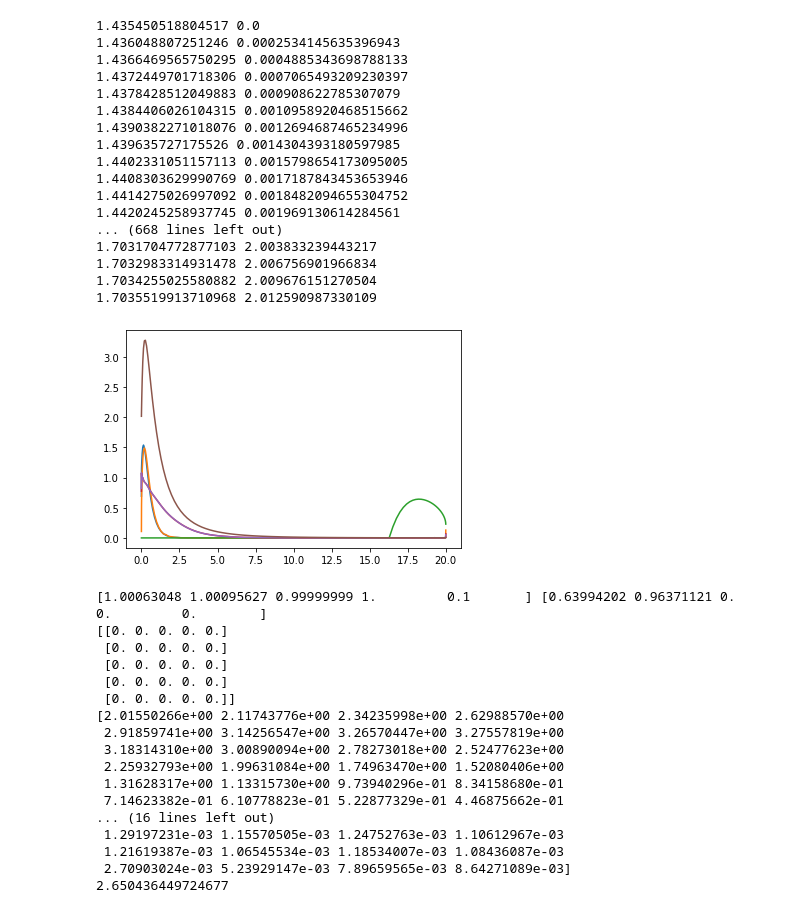
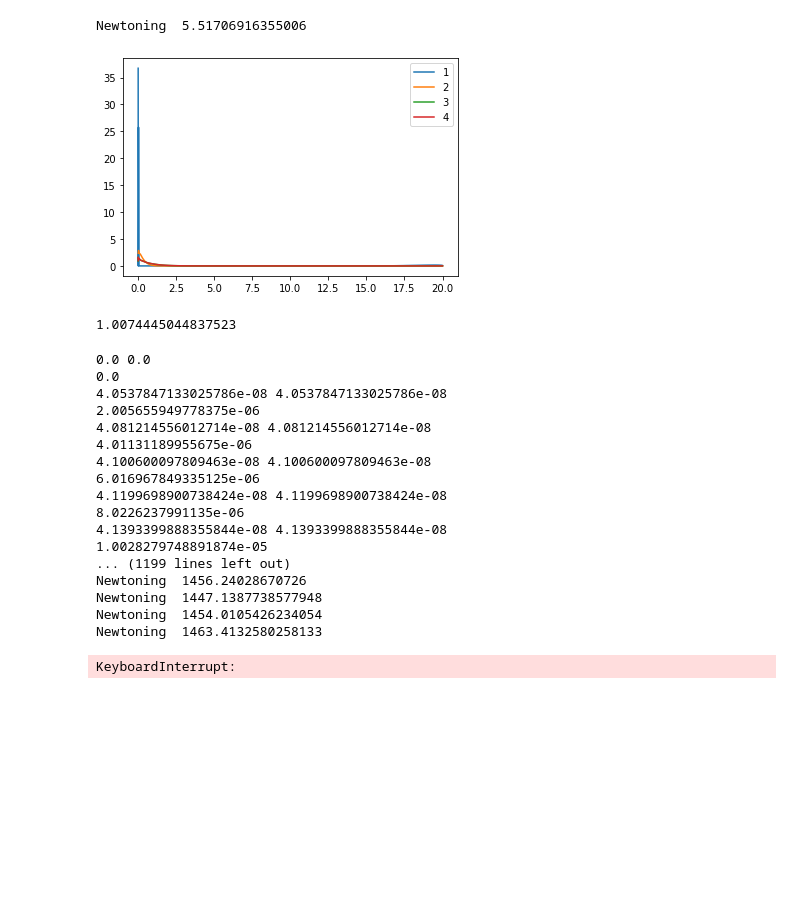
Before and after one commit to jemff/food_web, a Jupyter notebook: Data_exploration.ipynb, the cells around one changed output. Saved outputs shown, nothing was run; the diff lists cells and outputs as text; code cells hidden in the pictures; blank space fills up the shorter version.

```diff
--- a/Data_exploration.ipynb
+++ b/Data_exploration.ipynb
@@ -52,0 +149,15 @@ print(graph_builder(eco), "New graph")
+# %%
+for i in range(1,5):
+    plt.plot(obj.x, new_deal[i * layers:(i + 1) * layers]**2, label = i)
+plt.legend(loc = 'upper right')
+plt.show()
+# %% [output]
+Newtoning  5.51706916355006
+# %%
+    plt.figure()
+    for i in range(1,5):
+        plt.plot(obj.x, new_deal[i * layers:(i + 1) * layers]**2, label = i)
+    plt.legend(loc = 'upper right')
+    plt.show()
+# %% [output]
+[figure, added]
@@ -53,4 +169,10 @@ print(graph_builder(eco), "New graph")
+# %%
+np.dot(eco.strategy_matrix[1], np.dot(obj.M, eco.strategy_matrix[1]))
+# %% [output]
+1.0074445044837523
 # %%
+t_end = 1/2*1/365 #We're counting in days
+
 if simulate is True:
     time_span = np.linspace(0, t_end, int(t_end/time_step))
 
@@ -64,12 +186,12 @@ if simulate is True:
 #        opt_obj = optm.minimize(
 #            lambda x: loss_func(eco.loss_function(x), size_classes=size_classes, layers=layers, spec=obj),
 #            x0=eco.strategy_matrix.flatten(), method='SLSQP', constraints=constr, bounds=bounds)
-        eco.parameters.layered_attack = 1/2*(1.00001+np.cos(t*daily_cycle))*params.layered_attack
+        eco.parameters.layered_attack_setter(1/2*(1.00001+np.cos(t*daily_cycle))*og_layered_attack)
         x_res = sequential_nash(eco, verbose = verbose)
         eco.strategy_setter(x_res)
         #print(eco.populations, min(eco.water.res_counts), max(eco.water.res_counts), eco.total_growth(x_res))
 
-        #print(t)
+        print(t)
 
     plt.figure()
     for i in range(size_classes):
@@ -81,38 +203,21 @@ if simulate is True:
     print(eco.water.res_counts)
     print(np.dot(eco.water.res_counts, np.dot(eco.spectral.M, eco.strategy_matrix[0])))
 # %% [output]
-1.435450518804517 0.0
-1.436048807251246 0.0002534145635396943
-1.4366469565750295 0.0004885343698788133
-1.4372449701718306 0.0007065493209230397
-1.4378428512049883 0.000908622785307079
-1.4384406026104315 0.0010958920468515662
-1.4390382271018076 0.0012694687465234996
-1.439635727175526 0.0014304393180597985
-1.4402331051157113 0.0015798654173095005
-1.4408303629990769 0.0017187843453653946
-1.4414275026997092 0.0018482094655304752
-1.4420245258937745 0.001969130614284561
-... (668 lines left out)
-1.7031704772877103 2.003833239443217
-1.7032983314931478 2.006756901966834
-1.7034255025580882 2.009676151270504
-1.7035519913710968 2.012590987330109
+0.0 0.0
+0.0
+4.0537847133025786e-08 4.0537847133025786e-08
+2.005655949778375e-06
+4.081214556012714e-08 4.081214556012714e-08
+4.01131189955675e-06
+4.100600097809463e-08 4.100600097809463e-08
+6.016967849335125e-06
+4.1199698900738424e-08 4.1199698900738424e-08
+8.0226237991135e-06
+4.1393399888355844e-08 4.1393399888355844e-08
+1.0028279748891874e-05
+... (1199 lines left out)
+Newtoning  1456.24028670726
+Newtoning  1447.1387738577948
+Newtoning  1454.0105426234054
+Newtoning  1463.4132580258133
-[figure, removed]
-[1.00063048 1.00095627 0.99999999 1.         0.1       ] [0.63994202 0.96371121 0.         0.         0.        ]
-[[0. 0. 0. 0. 0.]
- [0. 0. 0. 0. 0.]
- [0. 0. 0. 0. 0.]
- [0. 0. 0. 0. 0.]
- [0. 0. 0. 0. 0.]]
-[2.01550266e+00 2.11743776e+00 2.34235998e+00 2.62988570e+00
- 2.91859741e+00 3.14256547e+00 3.26570447e+00 3.27557819e+00
- 3.18314310e+00 3.00890094e+00 2.78273018e+00 2.52477623e+00
- 2.25932793e+00 1.99631084e+00 1.74963470e+00 1.52080406e+00
- 1.31628317e+00 1.13315730e+00 9.73940296e-01 8.34158680e-01
- 7.14623382e-01 6.10778823e-01 5.22877329e-01 4.46875662e-01
-... (16 lines left out)
- 1.29197231e-03 1.15570505e-03 1.24752763e-03 1.10612967e-03
- 1.21619387e-03 1.06545534e-03 1.18534007e-03 1.08436087e-03
- 2.70903024e-03 5.23929147e-03 7.89659565e-03 8.64271089e-03]
-2.650436449724677
+KeyboardInterrupt:
```
Also changed, not shown: parts of 32 cells of this notebook, 6 other files.
